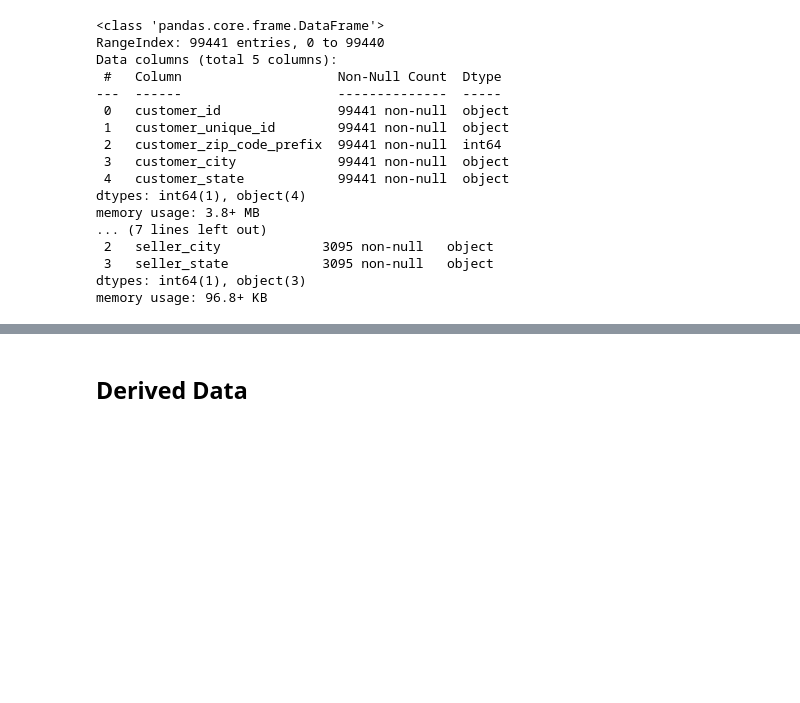
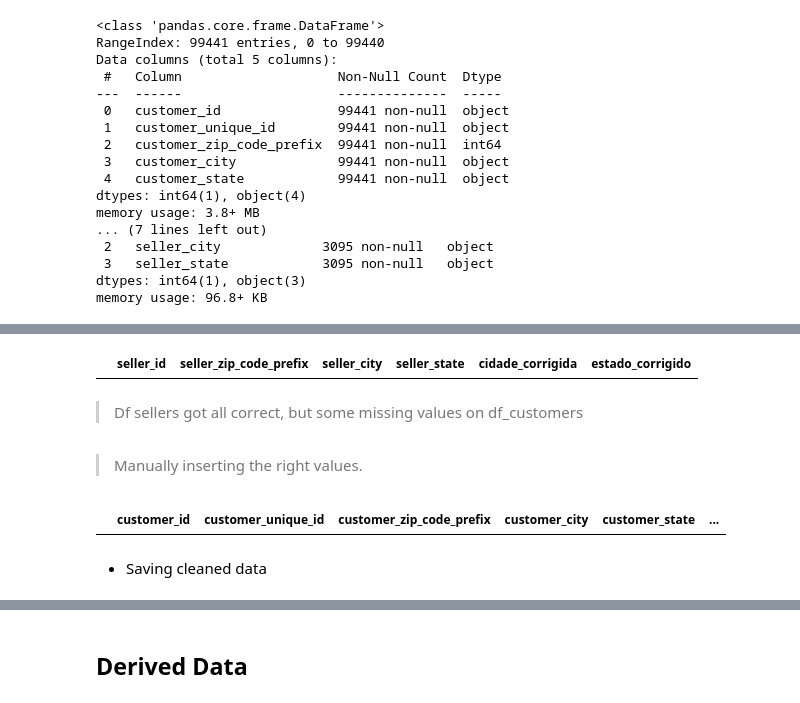
Before and after one commit to rickcolettohub/E-Commerce-Sales-Data-Analysis, a Jupyter notebook: notebooks/EDA.ipynb, the cells around one changed output, grey strips where cells are left out. Cells and saved outputs as stored; diff of their text form; code cells hidden in the pictures; blank space fills up the shorter version.

```diff
--- a/notebooks/EDA.ipynb
+++ b/notebooks/EDA.ipynb
@@ -641,6 +530,0 @@ df_sellers[df_sellers['seller_city_clean'].isna()]
-# %%
-df_sellers.loc[df_sellers['seller_city'] == 'sp','seller_city_clean'] = 'São Paulo'
-df_sellers.loc[df_sellers['seller_city'] == 'sp/sp','seller_city_clean'] = 'São Paulo'
-df_sellers.loc[df_sellers['seller_city'] == 'sp / sp','seller_city_clean'] = 'São Paulo'
-df_sellers.loc[df_sellers['seller_city'] == 'sbc/sp','seller_city_clean'] = 'São Bernardo do Campo'
-df_sellers.loc[df_sellers['seller_city'] == 'sbc','seller_city_clean'] = 'São Bernardo do Campo'
@@ -695,4 +530,0 @@ df_sellers[df_sellers['seller_city_clean'].isna()]
-# %%
-
-df_sellers['seller_city'] = df_sellers['seller_city_clean']
-df_sellers.drop(columns=['seller_city_clean'], inplace=True)
@@ -776,0 +588,6 @@ df_customers.drop(columns=['customer_city_clean','cep_expandido'], inplace=True)
+# %%
+df_sellers[df_sellers['cidade_corrigida'].isna()]
+# %% [output]
+|  | seller_id | seller_zip_code_prefix | seller_city | seller_state | cidade_corrigida | estado_corrigido |
+# %% [markdown]
+> Df sellers got all correct, but some missing values on df_customers
@@ -776,0 +600,9 @@ df_customers.drop(columns=['customer_city_clean','cep_expandido'], inplace=True)
+# %% [markdown]
+> Manually inserting the right values.
+# %%
+
+df_customers[df_customers['estado_corrigido'].isna()]
+# %% [output]
+|  | customer_id | customer_unique_id | customer_zip_code_prefix | customer_city | customer_state | ... |
+# %% [markdown]
+- Saving cleaned data
```
Also changed, not shown: parts of 48 cells of this notebook, 16 other files.
